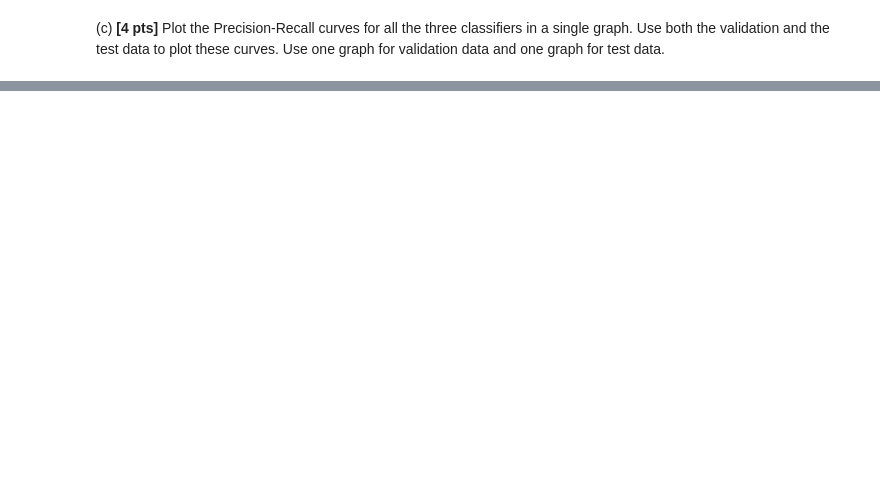
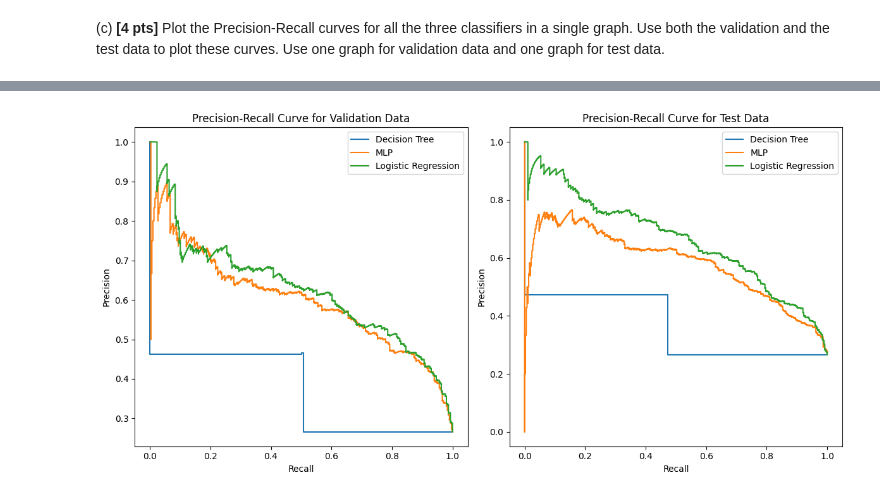
Before and after one commit to saiyam-shah/ml_ass4, a Jupyter notebook: HW_4-1.ipynb, the cells around one changed output, grey strips where cells are left out. Saved outputs shown, nothing was run; the diff lists cells and outputs as text; code cells hidden in the pictures; blank space fills up the shorter version.

```diff
--- a/HW_4-1.ipynb
+++ b/HW_4-1.ipynb
@@ -823,0 +845,52 @@ plt.show()
+# %%
+import matplotlib.pyplot as plt
+from sklearn.metrics import precision_recall_curve, PrecisionRecallDisplay
+
+# Assuming you have y_val, y_pred_decision_tree, y_pred_mlp_classifier, y_pred_logistic_regression,
+# y_test, y_pred_decision_tree_test, y_pred_mlp_classifier_test, y_pred_logistic_regression_test defined
+
+# Calculate precision and recall for all three models on the validation data
+precision_decision_tree_val, recall_decision_tree_val, _ = precision_recall_curve(y_val, y_pred_decision_tree)
+precision_mlp_val, recall_mlp_val, _ = precision_recall_curve(y_val, y_pred_mlp_classifier)
+precision_logistic_val, recall_logistic_val, _ = precision_recall_curve(y_val, y_pred_logistic_regression)
+
+# Calculate precision and recall for all three models on the test data
+precision_decision_tree_test, recall_decision_tree_test, _ = precision_recall_curve(y_test, y_pred_decision_tree_test)
+precision_mlp_test, recall_mlp_test, _ = precision_recall_curve(y_test, y_pred_mlp_classifier_test)
+precision_logistic_test, recall_logistic_test, _ = precision_recall_curve(y_test, y_pred_logistic_regression_test)
+
+# Create Precision-Recall Display for validation data for each model
+pr_display_decision_tree_val = PrecisionRecallDisplay(precision=precision_decision_tree_val, recall=recall_decision_tree_val)
+pr_display_mlp_val = PrecisionRecallDisplay(precision=precision_mlp_val, recall=recall_mlp_val)
+pr_display_logistic_val = PrecisionRecallDisplay(precision=precision_logistic_val, recall=recall_logistic_val)
+
+# Create Precision-Recall Display for test data for each model
+pr_display_decision_tree_test = PrecisionRecallDisplay(precision=precision_decision_tree_test, recall=recall_decision_tree_test)
+pr_display_mlp_test = PrecisionRecallDisplay(precision=precision_mlp_test, recall=recall_mlp_test)
+pr_display_logistic_test = PrecisionRecallDisplay(precision=precision_logistic_test, recall=recall_logistic_test)
+
+# Plot Precision-Recall curves for validation data and test data in two subplots
+fig, axs = plt.subplots(1, 2, figsize=(12, 6))
+
+# Validation Data
+axs[0].set_title('Precision-Recall Curve for Validation Data')
+pr_display_decision_tree_val.plot(ax=axs[0], label='Decision Tree')
+pr_display_mlp_val.plot(ax=axs[0], label='MLP')
+pr_display_logistic_val.plot(ax=axs[0], label='Logistic Regression')
+axs[0].set_xlabel('Recall')
+axs[0].set_ylabel('Precision')
+axs[0].legend(loc='best')
+
+# Test Data
+axs[1].set_title('Precision-Recall Curve for Test Data')
+pr_display_decision_tree_test.plot(ax=axs[1], label='Decision Tree')
+pr_display_mlp_test.plot(ax=axs[1], label='MLP')
+pr_display_logistic_test.plot(ax=axs[1], label='Logistic Regression')
+axs[1].set_xlabel('Recall')
+axs[1].set_ylabel('Precision')
+axs[1].legend(loc='best')
+
+plt.tight_layout()
+plt.show()
+# %% [output]
+[figure, added]
```
Also changed, not shown: parts of 10 cells of this notebook.
